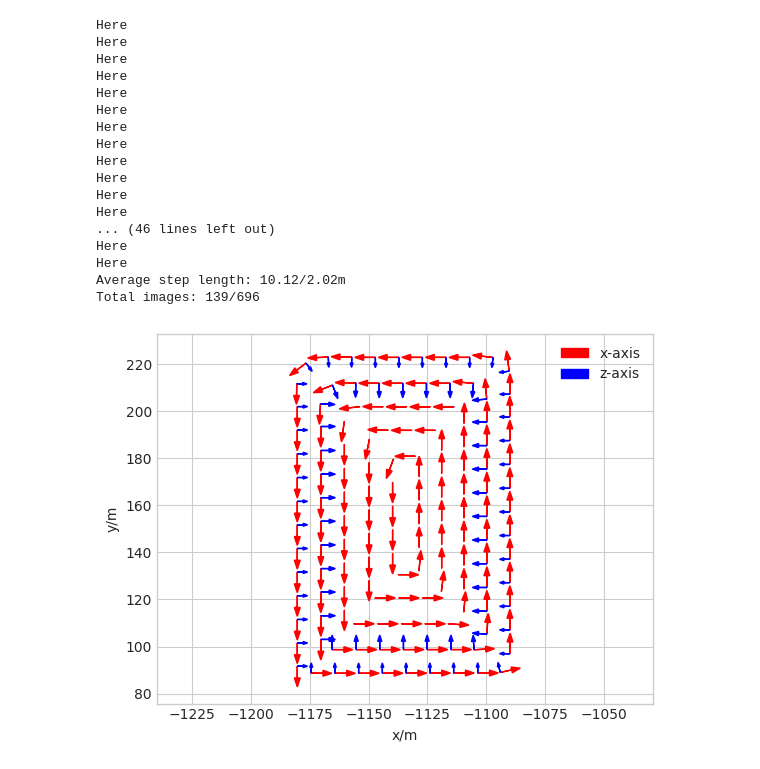
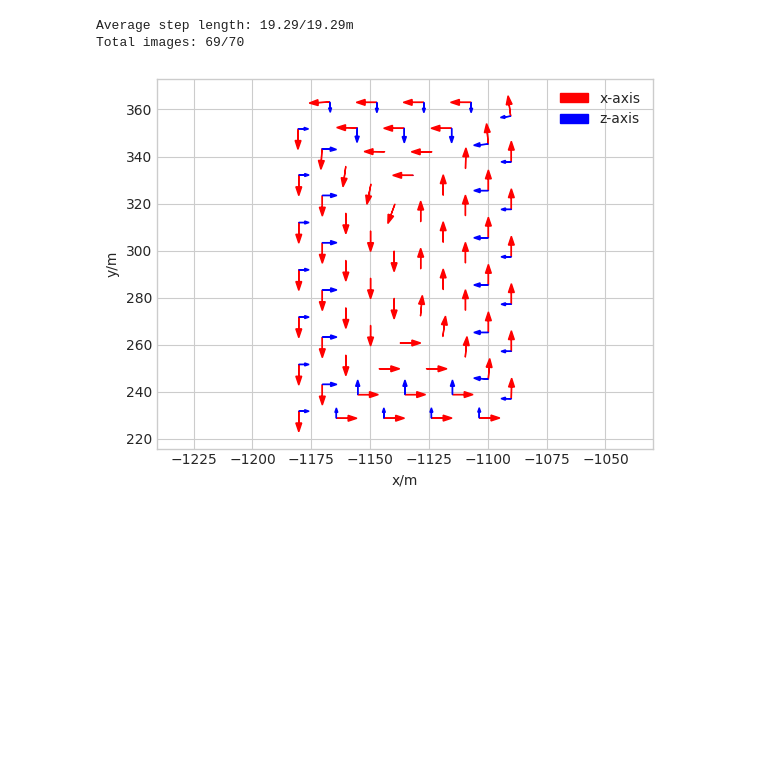
Before and after one commit to DekuLiuTesla/CityGaussian, a Jupyter notebook: notebooks/vis_ue_trajectory.ipynb, the cells around one changed output. Saved outputs shown, nothing was run; the diff lists cells and outputs as text; code cells hidden in the pictures; blank space fills up the shorter version.

```diff
--- a/notebooks/vis_ue_trajectory.ipynb
+++ b/notebooks/vis_ue_trajectory.ipynb
@@ -32,8 +32,6 @@ def draw_trajectory(transforms_path, ax, color='r', size=20, interval=1, view_nu
 
             x_head_width = size * np.linalg.norm(x_dir[:2]) / 2
             z_head_width = size * np.linalg.norm(z_dir[:2]) / 2
-            if z_head_width < 0.01:
-                print('Here')
 
             ax.arrow(pos[0], pos[1], size * x_dir[0], size * x_dir[1], color='r', head_width=x_head_width, label='x-axis')
             # ax.arrow(pos[0], pos[1], size * y_dir[0], size * y_dir[1], color='g', head_width=size/2, label='y-axis')
@@ -58,27 +56,12 @@ def draw_trajectory(transforms_path, ax, color='r', size=20, interval=1, view_nu
     ax.set_ylabel('y/m')
 # %%
 # data_path, subset = '../data/UE-collected', 'vehicle-train-20231114'
-transforms_path = os.path.join('../data/UE-collected/aerial/block2/transforms_train.json')
+transforms_path = os.path.join('../data/UE-collected/aerial/block1_20_cam/transforms_train.json')
 fig = plt.figure()
 ax = fig.gca()
-draw_trajectory(transforms_path, ax, color='r', size=5, interval=5, view_num=1)
+draw_trajectory(transforms_path, ax, color='r', size=5, interval=1, view_num=1)
 plt.show()
 # %% [output]
-Here
-Here
-Here
-Here
-Here
-Here
-Here
-Here
-Here
-Here
-Here
-Here
-... (46 lines left out)
-Here
-Here
-Average step length: 10.12/2.02m
-Total images: 139/696
+Average step length: 19.29/19.29m
+Total images: 69/70
-[figure, old version]
+[figure, new version]
```
Also changed, not shown: 2 other files.
